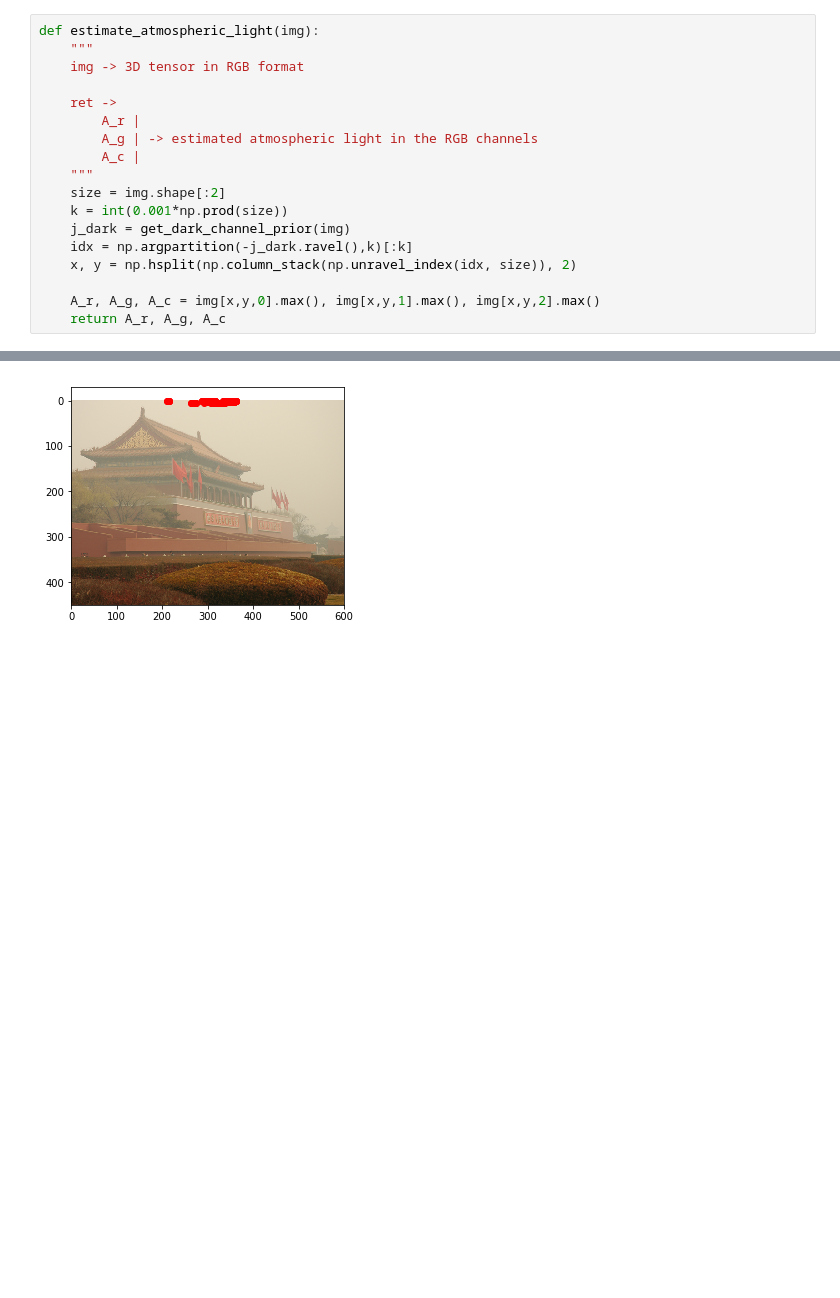
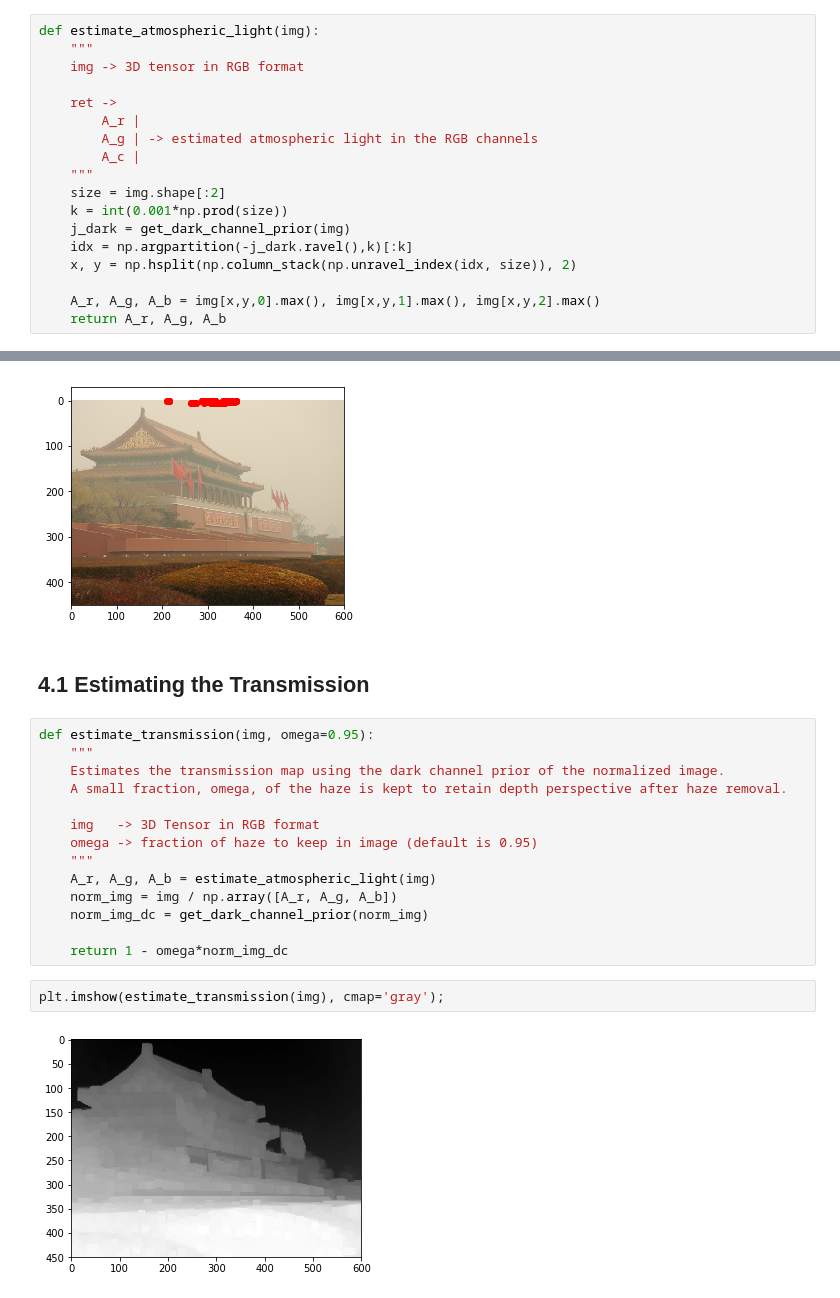
Before and after one commit to rexledesma/Haze-Removal, a Jupyter notebook: haze-removal.ipynb, the cells around one changed output, grey strips where cells are left out. Cells and saved outputs as stored; diff of their text form; blank space fills up the shorter version.

Commit message:
Added implementation of transmission estimation

```diff
--- a/haze-removal.ipynb
+++ b/haze-removal.ipynb
@@ -62,8 +62,8 @@ def estimate_atmospheric_light(img):
     idx = np.argpartition(-j_dark.ravel(),k)[:k]
     x, y = np.hsplit(np.column_stack(np.unravel_index(idx, size)), 2)
 
-    A_r, A_g, A_c = img[x,y,0].max(), img[x,y,1].max(), img[x,y,2].max()
-    return A_r, A_g, A_c
+    A_r, A_g, A_b = img[x,y,0].max(), img[x,y,1].max(), img[x,y,2].max()
+    return A_r, A_g, A_b
 # %% [markdown]
 Here, we replicate the detection of atmospheric light, similar to figure 7 (first row, third column). The pixels we inspect for the atmospheric light is in the same region as that of the paper's.
 # %%
@@ -77,3 +77,23 @@ plt.scatter(y, x, c='r')
 plt.show()
 # %% [output]
 [figure]
+# %% [markdown]
+## 4.1 Estimating the Transmission
+# %%
+def estimate_transmission(img, omega=0.95):
+    """
+    Estimates the transmission map using the dark channel prior of the normalized image.
+    A small fraction, omega, of the haze is kept to retain depth perspective after haze removal.
+
+    img   -> 3D Tensor in RGB format
+    omega -> fraction of haze to keep in image (default is 0.95)
+    """
+    A_r, A_g, A_b = estimate_atmospheric_light(img)
+    norm_img = img / np.array([A_r, A_g, A_b])
+    norm_img_dc = get_dark_channel_prior(norm_img)
+
+    return 1 - omega*norm_img_dc
+# %%
+plt.imshow(estimate_transmission(img), cmap='gray');
+# %% [output]
+[figure, added]
```
